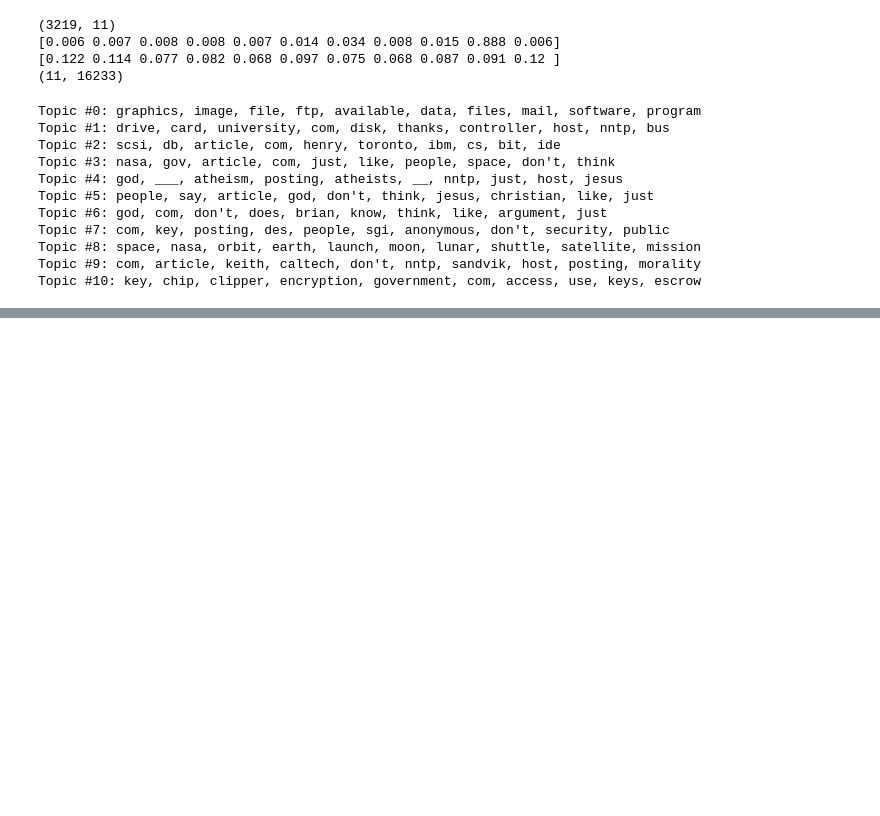
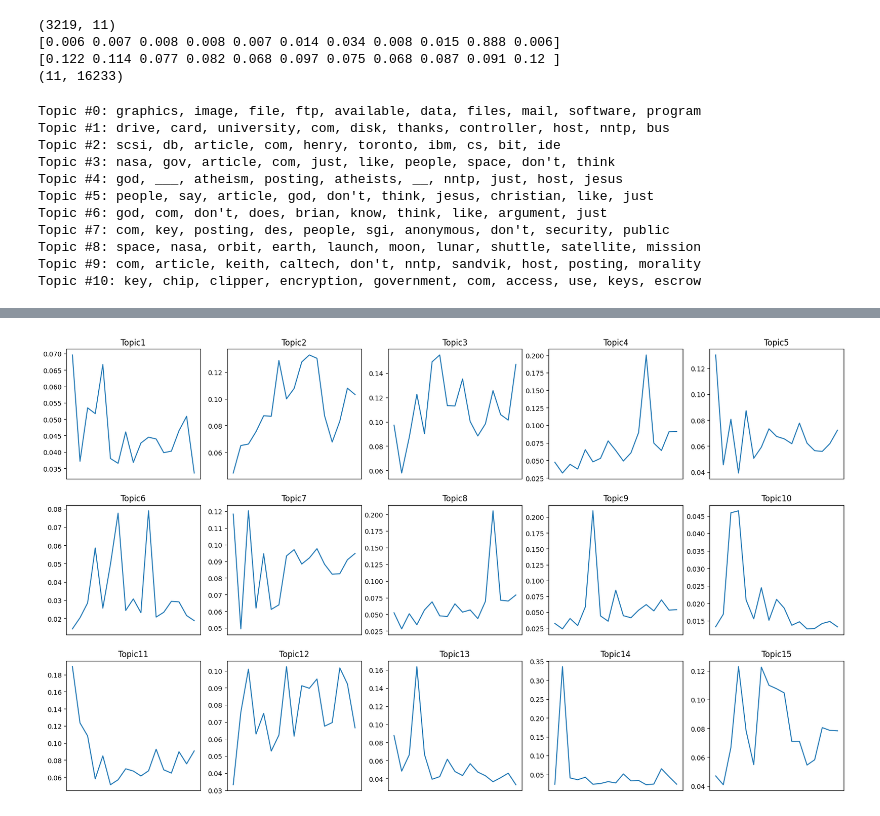
Before and after one commit to minstrel1149/python_text_mining, a Jupyter notebook: Ch.07_topic_modeling_2.ipynb, the cells around one changed output, grey strips where cells are left out. Cells and saved outputs as stored; diff of their text form; code cells hidden in the pictures; blank space fills up the shorter version.

```diff
--- a/Ch.07_topic_modeling_2.ipynb
+++ b/Ch.07_topic_modeling_2.ipynb
@@ -130,0 +181,4 @@ Topic #10: key, chip, clipper, encryption, government, com, access, use, keys, e
+# %%
+cv = CountVectorizer(tokenizer=tokenizer, max_features=3000, min_df=3, max_df=0.5)
+pet_cv = cv.fit_transform(df['content'])
+print(pet_cv.shape)
@@ -130,0 +187,3 @@ Topic #10: key, chip, clipper, encryption, government, com, access, use, keys, e
+# %%
+lda = LatentDirichletAllocation(n_components=15, max_iter=10, topic_word_prior=0.1, doc_topic_prior=0.1, learning_method='batch', n_jobs=-1, random_state=0)
+pet_topics = lda.fit_transform(pet_cv)
@@ -130,0 +208,4 @@ Topic #10: key, chip, clipper, encryption, government, com, access, use, keys, e
+# %%
+trend_data = pd.DataFrame(pet_topics, columns=[f"Topic{str(i)}" for i in range(1, 16)])
+trend_data = pd.concat([trend_data, df['start'].map(lambda x: x[:7])], axis=1)
+trend_data.head()
@@ -130,0 +219,3 @@ Topic #10: key, chip, clipper, encryption, government, com, access, use, keys, e
+# %%
+trend = trend_data.groupby(['start']).mean()
+trend.head()
@@ -130,0 +230,9 @@ Topic #10: key, chip, clipper, encryption, government, com, access, use, keys, e
+# %%
+fig, axs = plt.subplots(3, 5, sharex='col', figsize=(21, 12))
+for col, ax in zip(trend.columns.tolist(), axs.ravel()):
+    ax.set_title(col)
+    ax.axes.xaxis.set_visible(False)
+    ax.plot(trend[col])
+plt.show()
+# %% [output]
+[figure, added]
```
Also changed, not shown: parts of 11 cells of this notebook.
